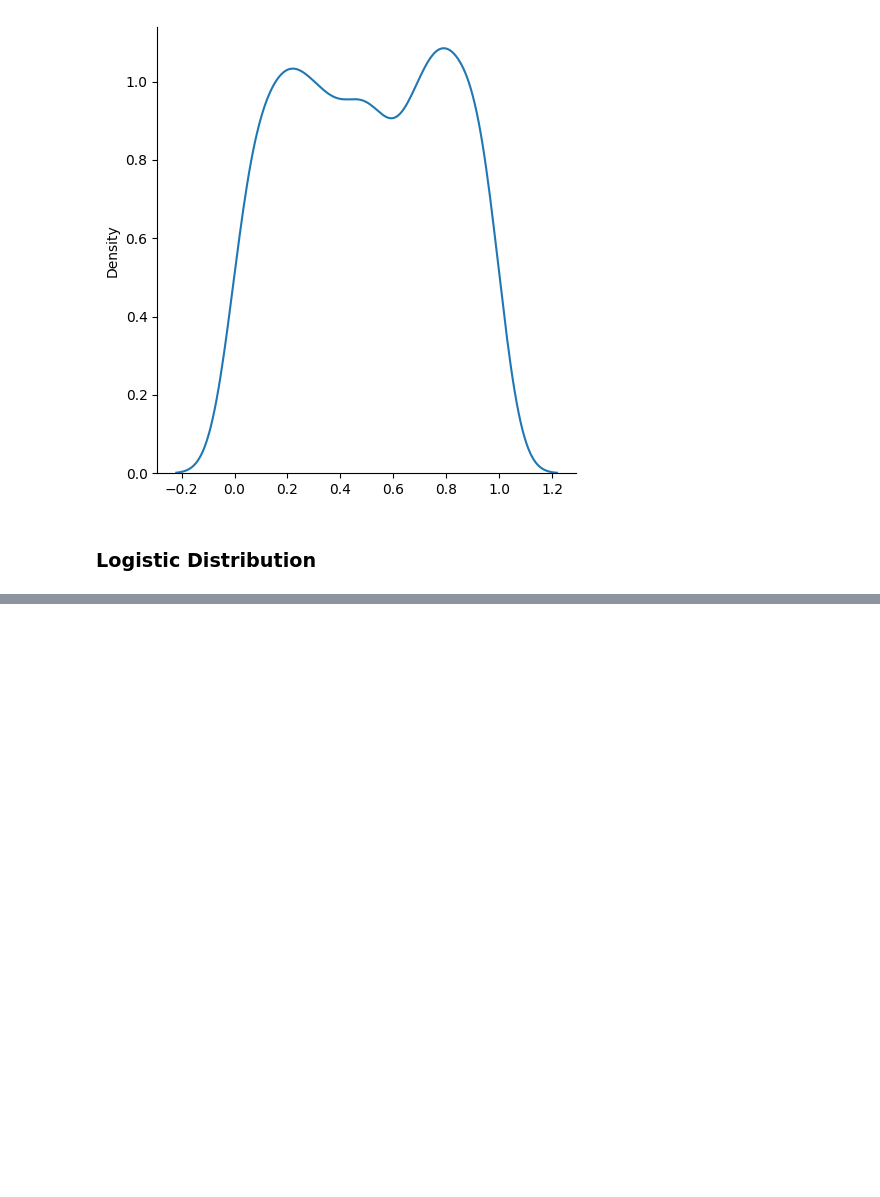
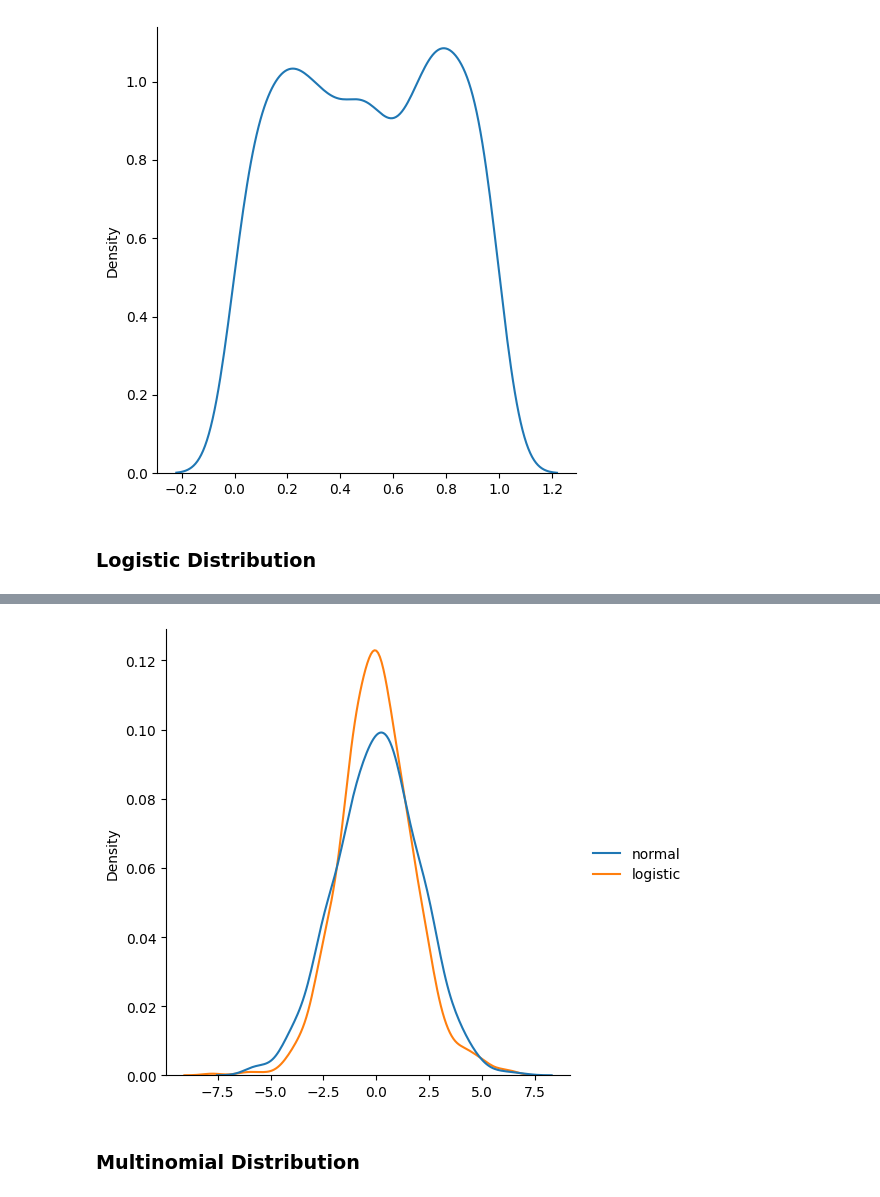
Before and after one commit to MAK8405/NumPyHub, a Jupyter notebook: 1. NumPy Tutorial.ipynb, the cells around one changed output, grey strips where cells are left out. Drawn from its saved outputs; the diff is of its cells as text; code cells hidden in the pictures; blank space fills up the shorter version.

```diff
--- a/1. NumPy Tutorial.ipynb
+++ b/1. NumPy Tutorial.ipynb
@@ -1221,0 +1240,17 @@ plt.show()
+# %%
+from numpy import random
+import matplotlib.pyplot as plt
+import seaborn as sns
+
+data = {
+    "normal": random.normal(scale=2, size=1000),
+    "logistic": random.logistic(size=1000),
+}
+
+sns.displot(data, kind="kde")
+
+plt.show()
+# %% [output]
+[figure, added]
+# %% [markdown]
+### Multinomial Distribution
```
Also changed, not shown: parts of 2 cells of this notebook.
